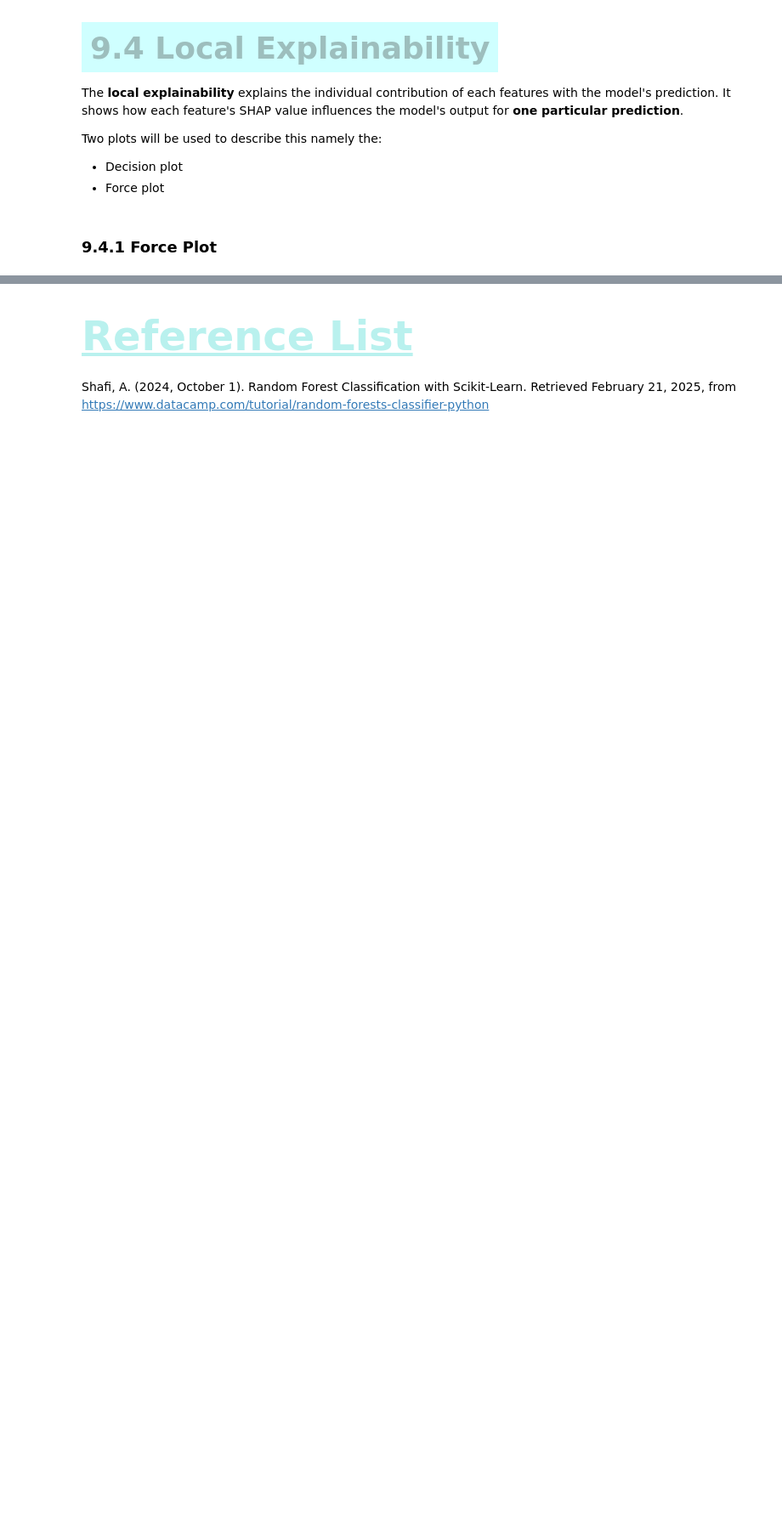
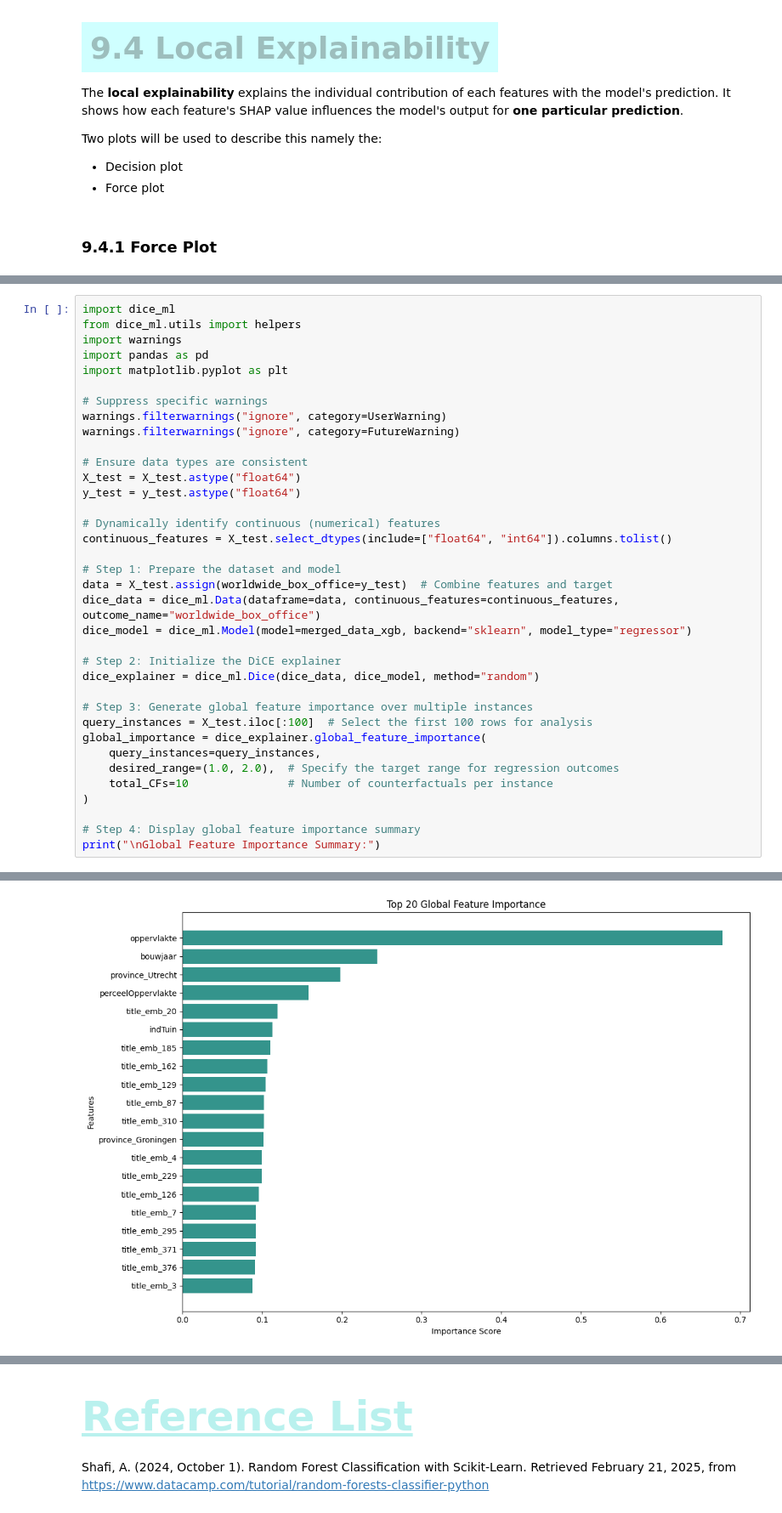
Before and after one commit to Josey-mc2/House-pricing-analysis, a Jupyter notebook: part_2_testing_models.ipynb, the cells around one changed output, grey strips where cells are left out. Shown at 85% size. Drawn from its saved outputs; the diff is of its cells as text; blank space fills up the shorter version.

```diff
--- a/part_2_testing_models.ipynb
+++ b/part_2_testing_models.ipynb
@@ -1856,0 +2099,37 @@ NameError: name 'shap' is not defined
+# %%
+import dice_ml
+from dice_ml.utils import helpers
+import warnings
+import pandas as pd
+import matplotlib.pyplot as plt
+
+# Suppress specific warnings
+warnings.filterwarnings("ignore", category=UserWarning)
+warnings.filterwarnings("ignore", category=FutureWarning)
+
+# Ensure data types are consistent
+X_test = X_test.astype("float64")
+y_test = y_test.astype("float64")
+
+# Dynamically identify continuous (numerical) features
+continuous_features = X_test.select_dtypes(include=["float64", "int64"]).columns.tolist()
+
+# Step 1: Prepare the dataset and model
+data = X_test.assign(worldwide_box_office=y_test)  # Combine features and target
+dice_data = dice_ml.Data(dataframe=data, continuous_features=continuous_features, outcome_name="worldwide_box_office")
+dice_model = dice_ml.Model(model=merged_data_xgb, backend="sklearn", model_type="regressor")
+
+# Step 2: Initialize the DiCE explainer
+dice_explainer = dice_ml.Dice(dice_data, dice_model, method="random")
+
+# Step 3: Generate global feature importance over multiple instances
+query_instances = X_test.iloc[:100]  # Select the first 100 rows for analysis
+global_importance = dice_explainer.global_feature_importance(
+    query_instances=query_instances,
+    desired_range=(1.0, 2.0),  # Specify the target range for regression outcomes
+    total_CFs=10               # Number of counterfactuals per instance
+)
+
+# Step 4: Display global feature importance summary
+print("\nGlobal Feature Importance Summary:")
+# %% [output]
@@ -1856,0 +2138 @@ NameError: name 'shap' is not defined
+[figure, added]
```
Also changed, not shown: parts of 42 cells of this notebook.
